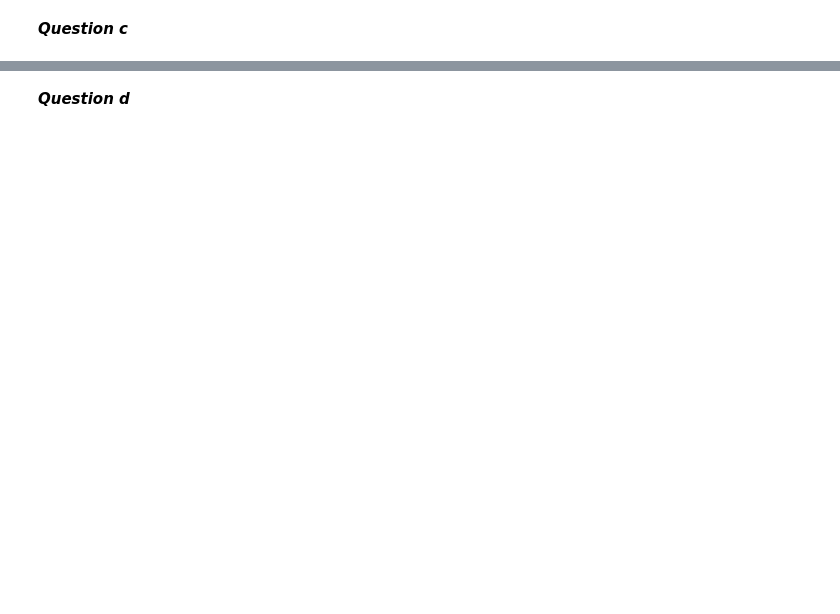
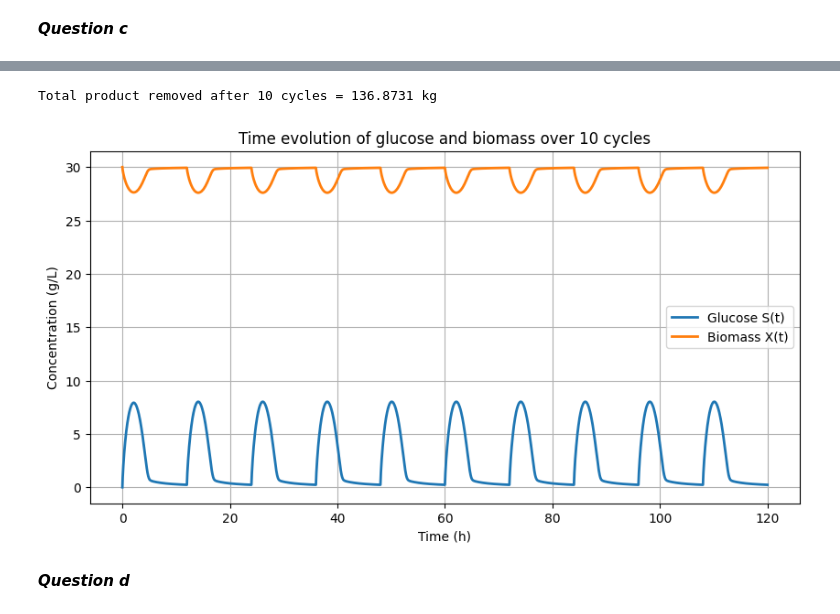
Before and after one commit to vicollari/bioreactor_simulation, a Jupyter notebook: bioreactor_simulation/project 3/exercise2.ipynb, the cells around one changed output, grey strips where cells are left out. Drawn from its saved outputs; the diff is of its cells as text; code cells hidden in the pictures; blank space fills up the shorter version.

```diff
--- a/bioreactor_simulation/project 3/exercise2.ipynb
+++ b/bioreactor_simulation/project 3/exercise2.ipynb
@@ -142,2 +114,19 @@ Total product removed = 136.8731 kg
+# %%
+result = simulate_cycles(mu_inhibition, S_feed=Sf, n_cycles=10)
+
+print(f"Total product removed after 10 cycles = {result['removed_product_each_cycle_kg'].sum():.4f} kg")
+
+plt.figure(figsize=(10, 5))
+plt.plot(result["t"], result["S"], label="Glucose S(t)", linewidth=2)
+plt.plot(result["t"], result["X"], label="Biomass X(t)", linewidth=2)
+plt.xlabel("Time (h)")
+plt.ylabel("Concentration (g/L)")
+plt.title("Time evolution of glucose and biomass over 10 cycles")
+plt.grid(True)
+plt.legend()
+plt.show()
+# %% [output]
+Total product removed after 10 cycles = 136.8731 kg
+[figure, added]
 # %% [markdown]
 ***Question d***
```
Also changed, not shown: parts of 10 cells of this notebook, 1 other file.
